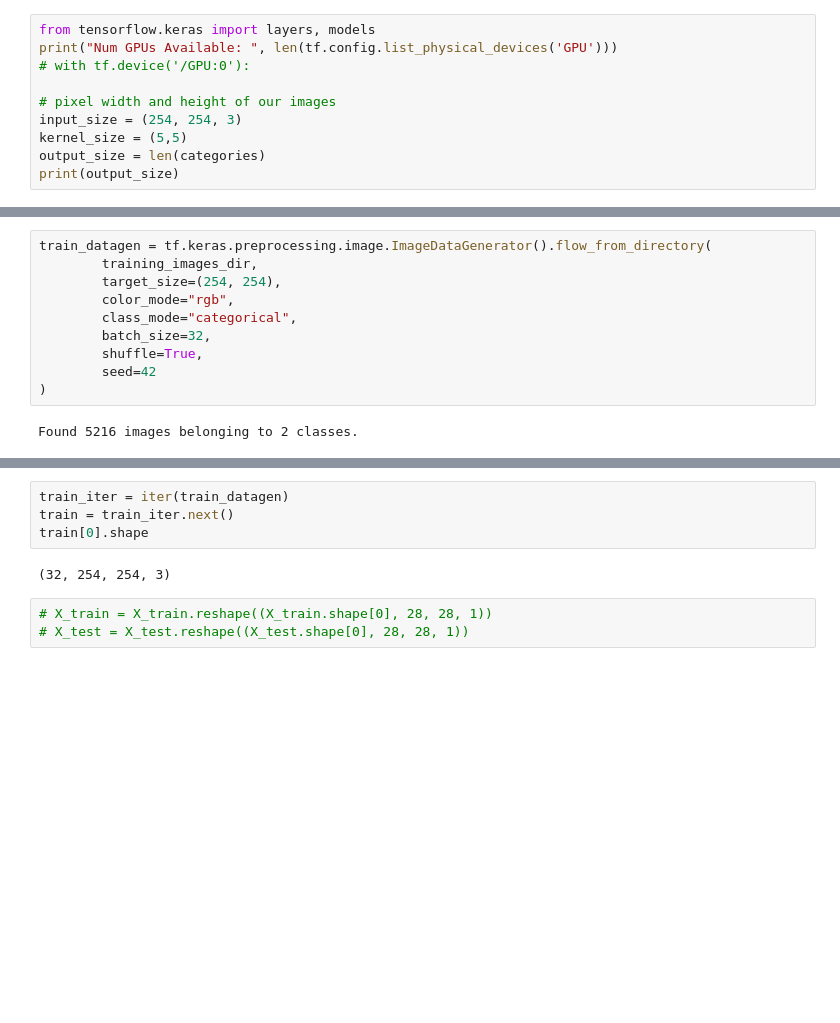
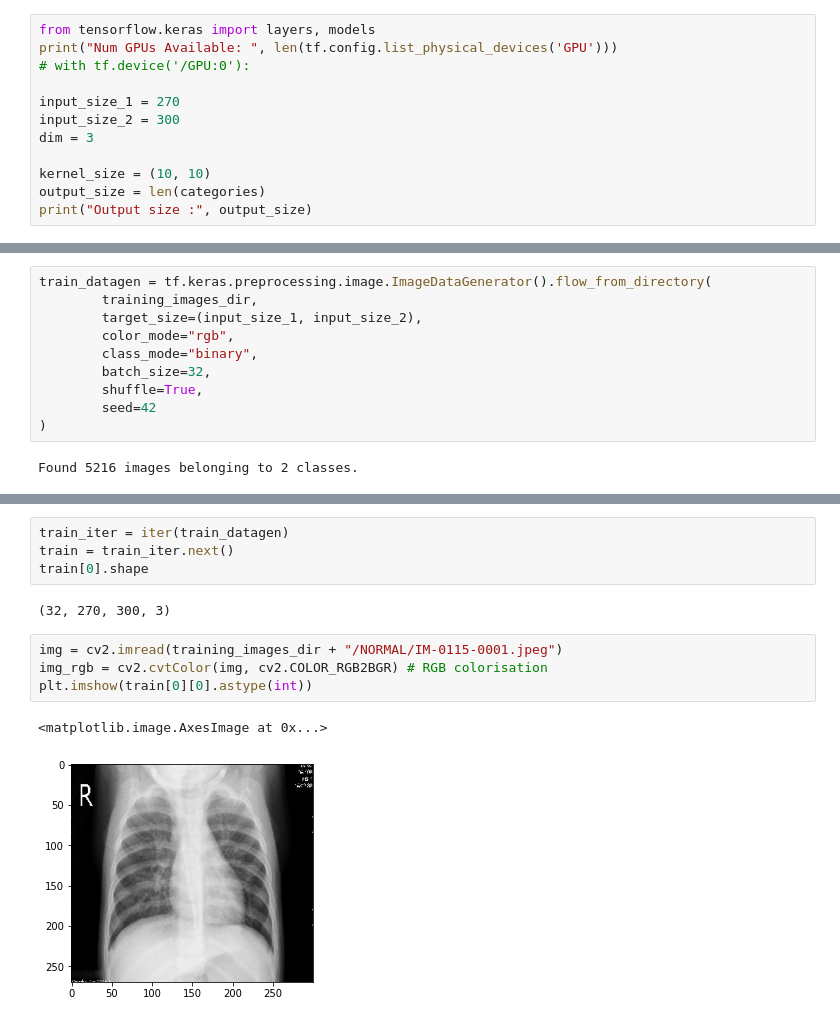
Before and after one commit to leersmathieu/pneumonia-detector, a Jupyter notebook: pneumonia_modeling.ipynb, the cells around one changed output, grey strips where cells are left out. Saved outputs shown, nothing was run; the diff lists cells and outputs as text; blank space fills up the shorter version.

```diff
--- a/pneumonia_modeling.ipynb
+++ b/pneumonia_modeling.ipynb
@@ -52,10 +52,12 @@ from tensorflow.keras import layers, models
 print("Num GPUs Available: ", len(tf.config.list_physical_devices('GPU')))
 # with tf.device('/GPU:0'):
 
-# pixel width and height of our images
-input_size = (254, 254, 3)
-kernel_size = (5,5)
+input_size_1 = 270
+input_size_2 = 300
+dim = 3
+
+kernel_size = (10, 10)
 output_size = len(categories)
-print(output_size)
+print("Output size :", output_size)
 # %% [output]
 Num GPUs Available:  1
@@ -65,9 +67,9 @@ Num GPUs Available:  1
 # %%
 train_datagen = tf.keras.preprocessing.image.ImageDataGenerator().flow_from_directory(
         training_images_dir,
-        target_size=(254, 254),
+        target_size=(input_size_1, input_size_2),
         color_mode="rgb",
-        class_mode="categorical",
+        class_mode="binary",
         batch_size=32,
         shuffle=True,
         seed=42
@@ -91,7 +93,11 @@ train_iter = iter(train_datagen)
 train = train_iter.next()
 train[0].shape
 # %% [output]
-(32, 254, 254, 3)
+(32, 270, 300, 3)
-# %%
-# X_train = X_train.reshape((X_train.shape[0], 28, 28, 1))
-# X_test = X_test.reshape((X_test.shape[0], 28, 28, 1))
+# %%
+img = cv2.imread(training_images_dir + "/NORMAL/IM-0115-0001.jpeg")
+img_rgb = cv2.cvtColor(img, cv2.COLOR_RGB2BGR) # RGB colorisation
+plt.imshow(train[0][0].astype(int))
+# %% [output]
+<matplotlib.image.AxesImage at 0x...>
+[figure, added]
```
Also changed, not shown: parts of 9 cells of this notebook.
